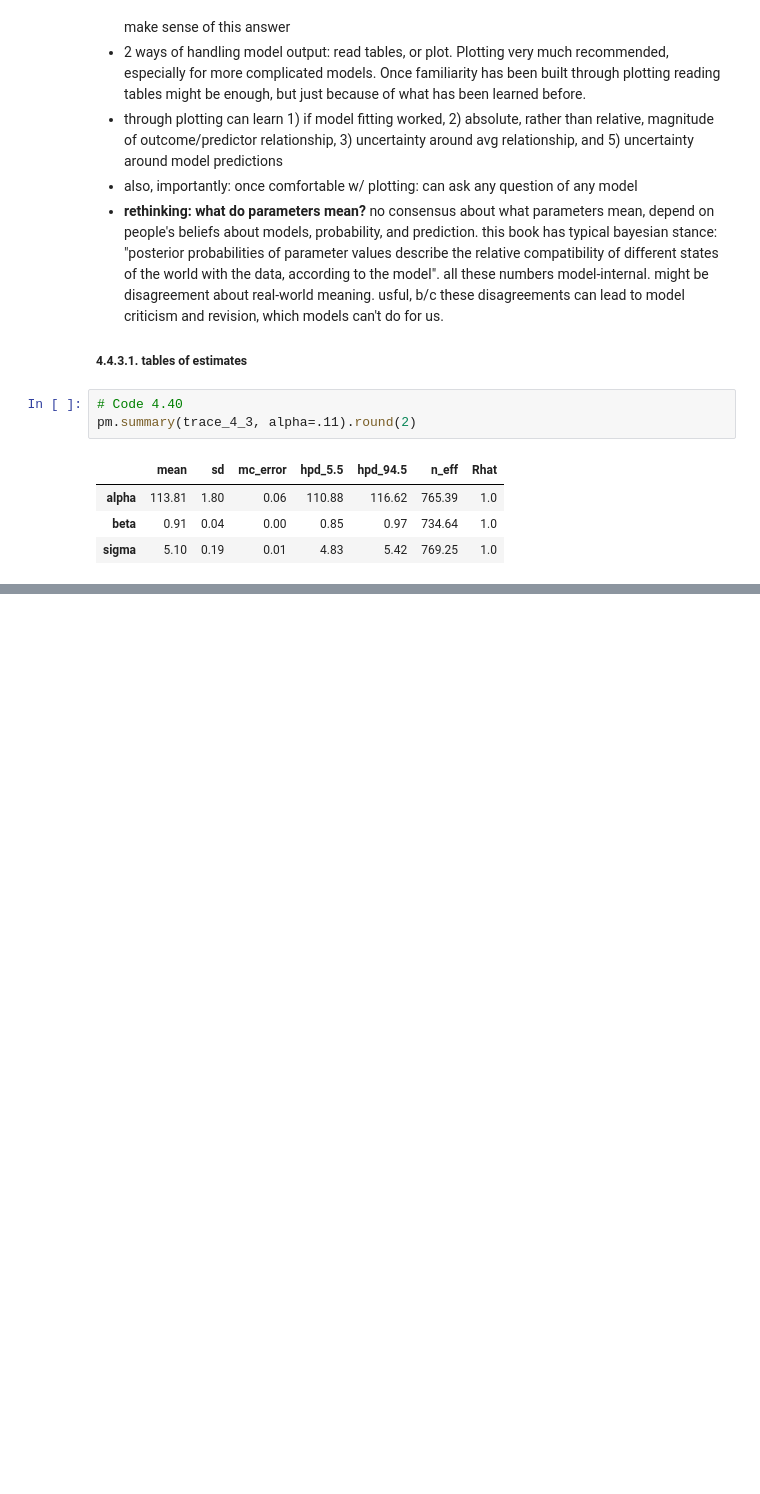
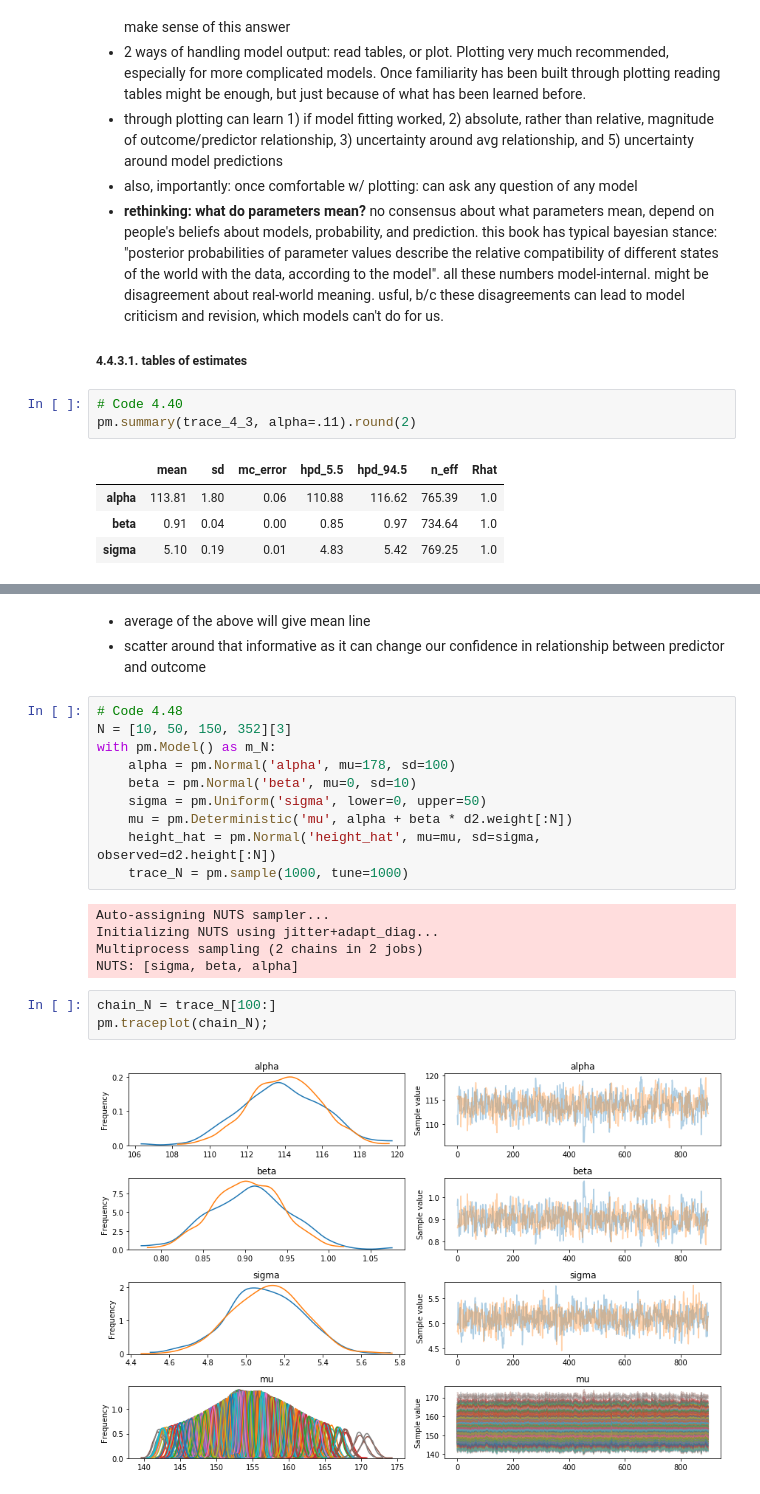
Before and after one commit to nwweber/statistical_rethinking, a Jupyter notebook: chapter_04_linear_models.ipynb, the cells around one changed output, grey strips where cells are left out. Drawn from its saved outputs; the diff is of its cells as text; blank space fills up the shorter version.

```diff
--- a/chapter_04_linear_models.ipynb
+++ b/chapter_04_linear_models.ipynb
@@ -543,0 +643,23 @@ pm.summary(trace_4_3, alpha=.11).round(2)
+# %% [markdown]
+* average of the above will give mean line
+* scatter around that informative as it can change our confidence in relationship between predictor and outcome
+# %%
+# Code 4.48
+N = [10, 50, 150, 352][3]
+with pm.Model() as m_N:
+    alpha = pm.Normal('alpha', mu=178, sd=100)
+    beta = pm.Normal('beta', mu=0, sd=10)
+    sigma = pm.Uniform('sigma', lower=0, upper=50)
+    mu = pm.Deterministic('mu', alpha + beta * d2.weight[:N])
+    height_hat = pm.Normal('height_hat', mu=mu, sd=sigma, observed=d2.height[:N])
+    trace_N = pm.sample(1000, tune=1000)
+# %% [output]
+Auto-assigning NUTS sampler...
+Initializing NUTS using jitter+adapt_diag...
+Multiprocess sampling (2 chains in 2 jobs)
+NUTS: [sigma, beta, alpha]
+# %%
+chain_N = trace_N[100:]
+pm.traceplot(chain_N);
+# %% [output]
+[figure, added]
```
Also changed, not shown: parts of 23 cells of this notebook.
